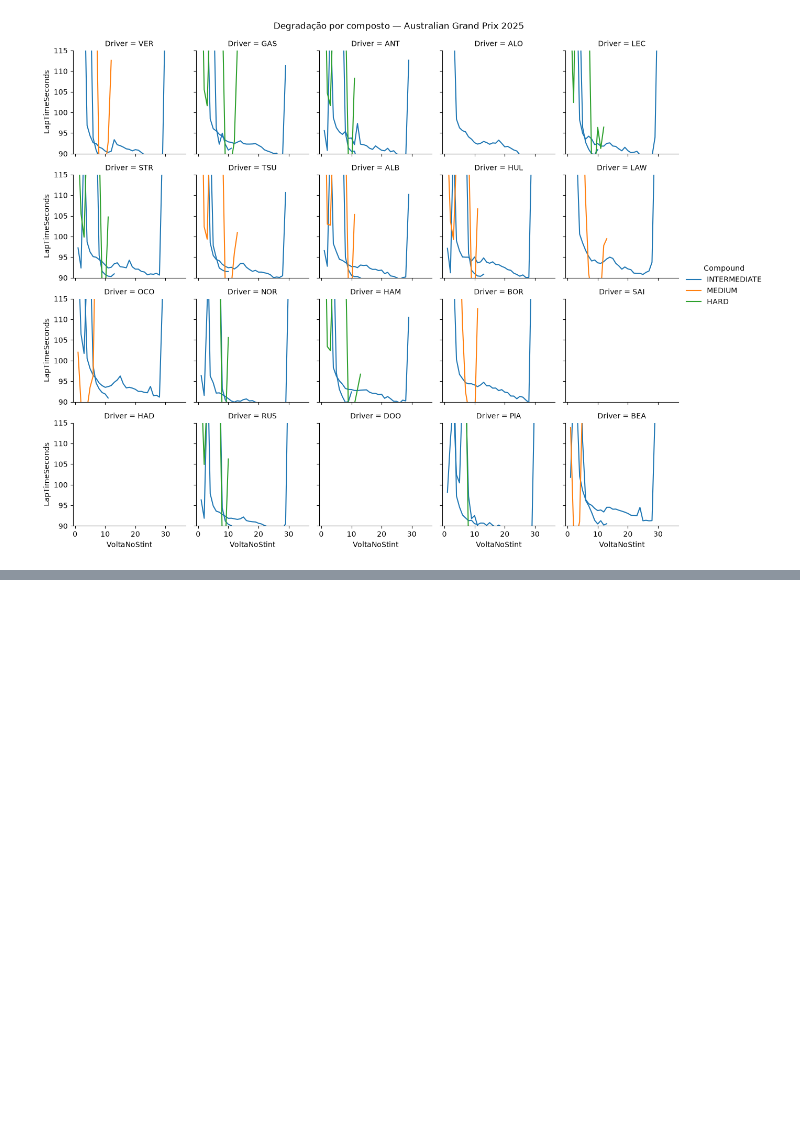
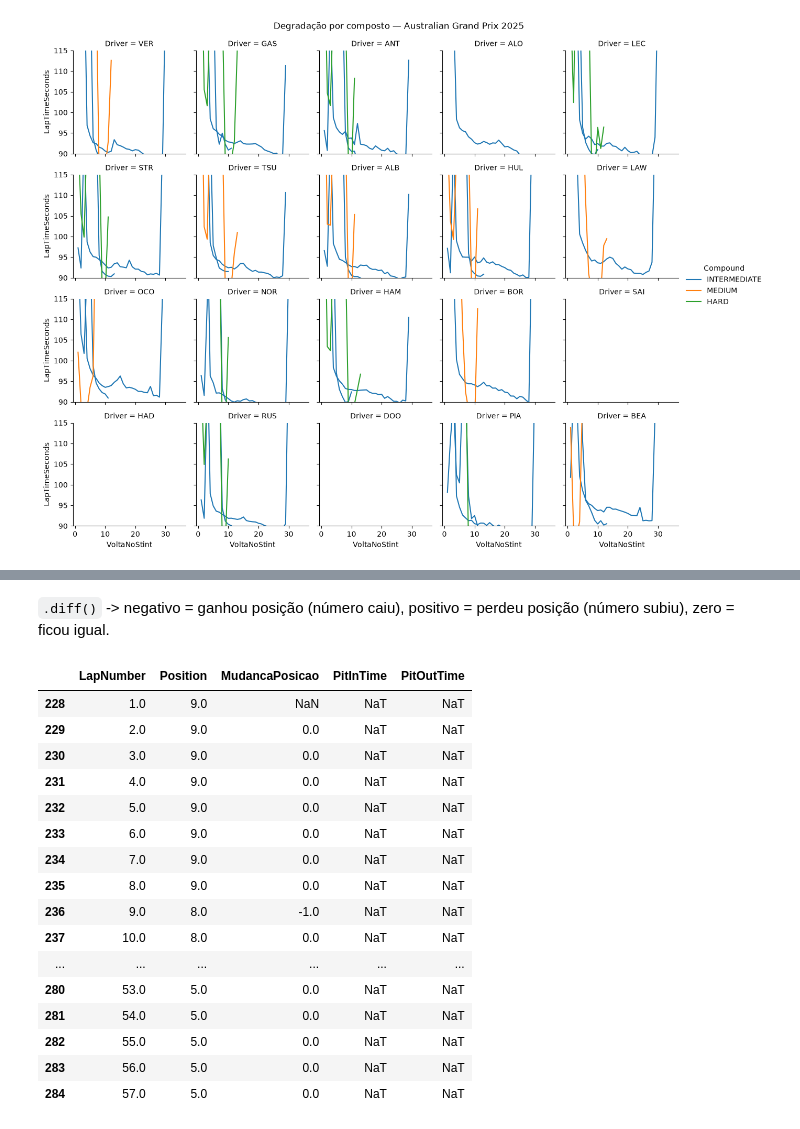
Before and after one commit to sofiaxyz1/box-box-analytics, a Jupyter notebook: notebooks/04_estrategia_corrida.ipynb, the cells around one changed output, grey strips where cells are left out. Saved outputs shown, nothing was run; the diff lists cells and outputs as text; code cells hidden in the pictures; blank space fills up the shorter version.

```diff
--- a/notebooks/04_estrategia_corrida.ipynb
+++ b/notebooks/04_estrategia_corrida.ipynb
@@ -451,0 +479,4 @@ plotar_degradacao(teste2)
+# %%
+ham_laps = session.laps[session.laps['Driver'] == 'HAM'].sort_values('LapNumber')
+ham_laps['MudancaPosicao'] = ham_laps['Position'].diff()
+ham_laps[['LapNumber', 'Position', 'MudancaPosicao']]
@@ -451,0 +501,22 @@ plotar_degradacao(teste2)
+# %% [markdown]
+`.diff()` -> negativo = ganhou posição (número caiu), positivo = perdeu posição (número subiu), zero = ficou igual.
+# %%
+ham_laps[['LapNumber', 'Position', 'MudancaPosicao', 'PitInTime', 'PitOutTime']]
+# %% [output]
+|  | LapNumber | Position | MudancaPosicao | PitInTime | PitOutTime |
+| 228 | 1.0 | 9.0 | NaN | NaT | NaT |
+| 229 | 2.0 | 9.0 | 0.0 | NaT | NaT |
+| 230 | 3.0 | 9.0 | 0.0 | NaT | NaT |
+| 231 | 4.0 | 9.0 | 0.0 | NaT | NaT |
+| 232 | 5.0 | 9.0 | 0.0 | NaT | NaT |
+| 233 | 6.0 | 9.0 | 0.0 | NaT | NaT |
+| 234 | 7.0 | 9.0 | 0.0 | NaT | NaT |
+| 235 | 8.0 | 9.0 | 0.0 | NaT | NaT |
+| 236 | 9.0 | 8.0 | -1.0 | NaT | NaT |
+| 237 | 10.0 | 8.0 | 0.0 | NaT | NaT |
+| ... | ... | ... | ... | ... | ... |
+| 280 | 53.0 | 5.0 | 0.0 | NaT | NaT |
+| 281 | 54.0 | 5.0 | 0.0 | NaT | NaT |
+| 282 | 55.0 | 5.0 | 0.0 | NaT | NaT |
+| 283 | 56.0 | 5.0 | 0.0 | NaT | NaT |
+| 284 | 57.0 | 5.0 | 0.0 | NaT | NaT |
```
Also changed, not shown: parts of 50 cells of this notebook.
